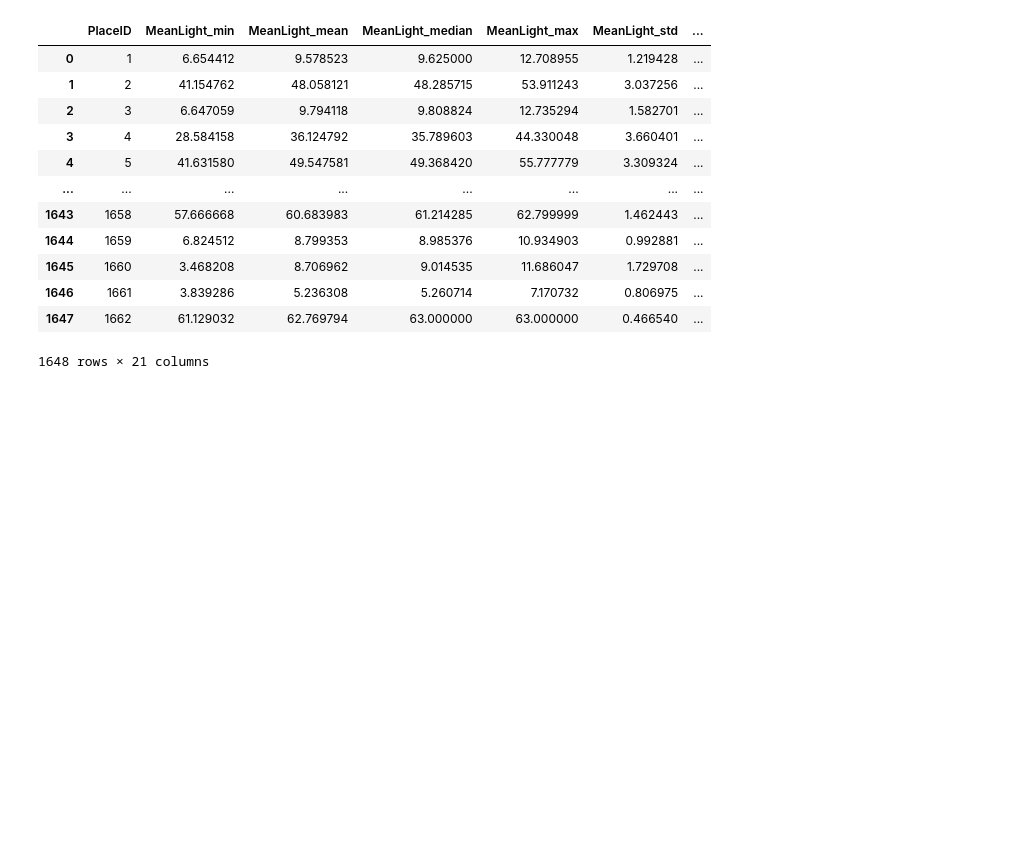
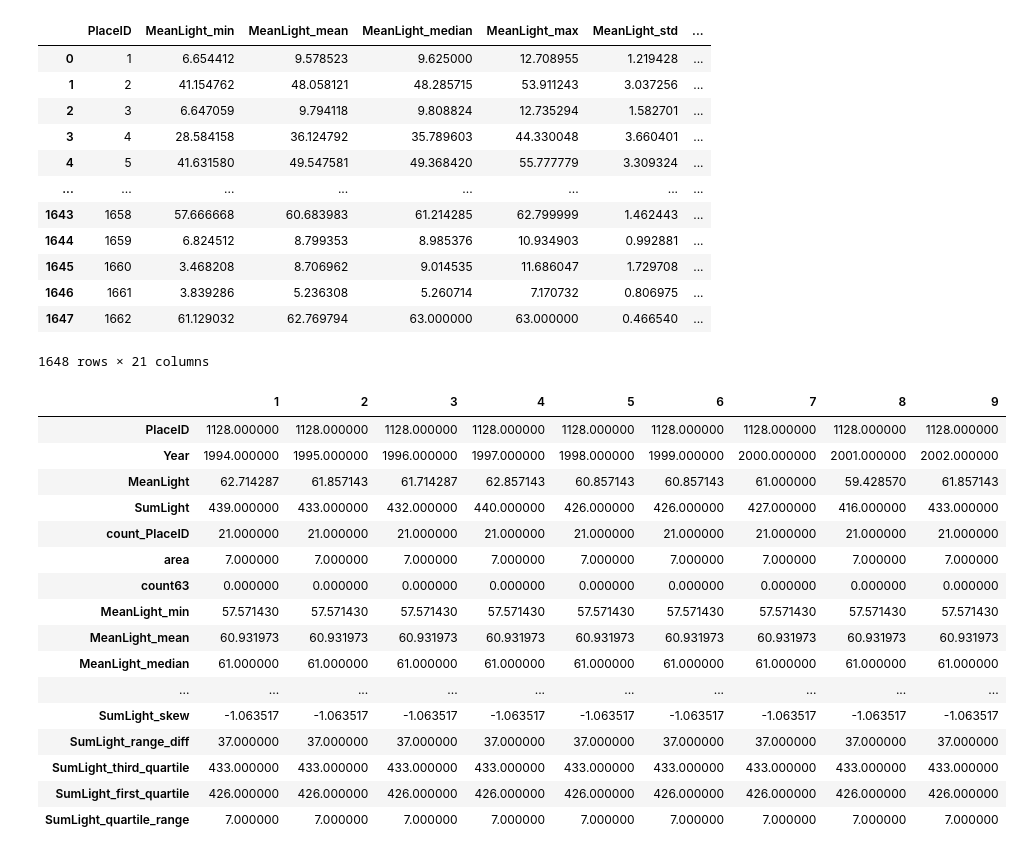
Before and after one commit to yosuke7040/Night-Light-Compe, a Jupyter notebook: src/nb003.ipynb, the cells around one changed output. Cells and saved outputs as stored; diff of their text form; code cells hidden in the pictures; blank space fills up the shorter version.

```diff
--- a/src/nb003.ipynb
+++ b/src/nb003.ipynb
@@ -255,0 +258,20 @@ _whole_df
+# %%
+whole_df[1:10].T
+# %% [output]
+|  | 1 | 2 | 3 | 4 | 5 | 6 | 7 | 8 | 9 |
+| PlaceID | 1128.000000 | 1128.000000 | 1128.000000 | 1128.000000 | 1128.000000 | 1128.000000 | 1128.000000 | 1128.000000 | 1128.000000 |
+| Year | 1994.000000 | 1995.000000 | 1996.000000 | 1997.000000 | 1998.000000 | 1999.000000 | 2000.000000 | 2001.000000 | 2002.000000 |
+| MeanLight | 62.714287 | 61.857143 | 61.714287 | 62.857143 | 60.857143 | 60.857143 | 61.000000 | 59.428570 | 61.857143 |
+| SumLight | 439.000000 | 433.000000 | 432.000000 | 440.000000 | 426.000000 | 426.000000 | 427.000000 | 416.000000 | 433.000000 |
+| count_PlaceID | 21.000000 | 21.000000 | 21.000000 | 21.000000 | 21.000000 | 21.000000 | 21.000000 | 21.000000 | 21.000000 |
+| area | 7.000000 | 7.000000 | 7.000000 | 7.000000 | 7.000000 | 7.000000 | 7.000000 | 7.000000 | 7.000000 |
+| count63 | 0.000000 | 0.000000 | 0.000000 | 0.000000 | 0.000000 | 0.000000 | 0.000000 | 0.000000 | 0.000000 |
+| MeanLight_min | 57.571430 | 57.571430 | 57.571430 | 57.571430 | 57.571430 | 57.571430 | 57.571430 | 57.571430 | 57.571430 |
+| MeanLight_mean | 60.931973 | 60.931973 | 60.931973 | 60.931973 | 60.931973 | 60.931973 | 60.931973 | 60.931973 | 60.931973 |
+| MeanLight_median | 61.000000 | 61.000000 | 61.000000 | 61.000000 | 61.000000 | 61.000000 | 61.000000 | 61.000000 | 61.000000 |
+| ... | ... | ... | ... | ... | ... | ... | ... | ... | ... |
+| SumLight_skew | -1.063517 | -1.063517 | -1.063517 | -1.063517 | -1.063517 | -1.063517 | -1.063517 | -1.063517 | -1.063517 |
+| SumLight_range_diff | 37.000000 | 37.000000 | 37.000000 | 37.000000 | 37.000000 | 37.000000 | 37.000000 | 37.000000 | 37.000000 |
+| SumLight_third_quartile | 433.000000 | 433.000000 | 433.000000 | 433.000000 | 433.000000 | 433.000000 | 433.000000 | 433.000000 | 433.000000 |
+| SumLight_first_quartile | 426.000000 | 426.000000 | 426.000000 | 426.000000 | 426.000000 | 426.000000 | 426.000000 | 426.000000 | 426.000000 |
+| SumLight_quartile_range | 7.000000 | 7.000000 | 7.000000 | 7.000000 | 7.000000 | 7.000000 | 7.000000 | 7.000000 | 7.000000 |
```
Also changed, not shown: parts of 9 cells of this notebook, 1 other file.
